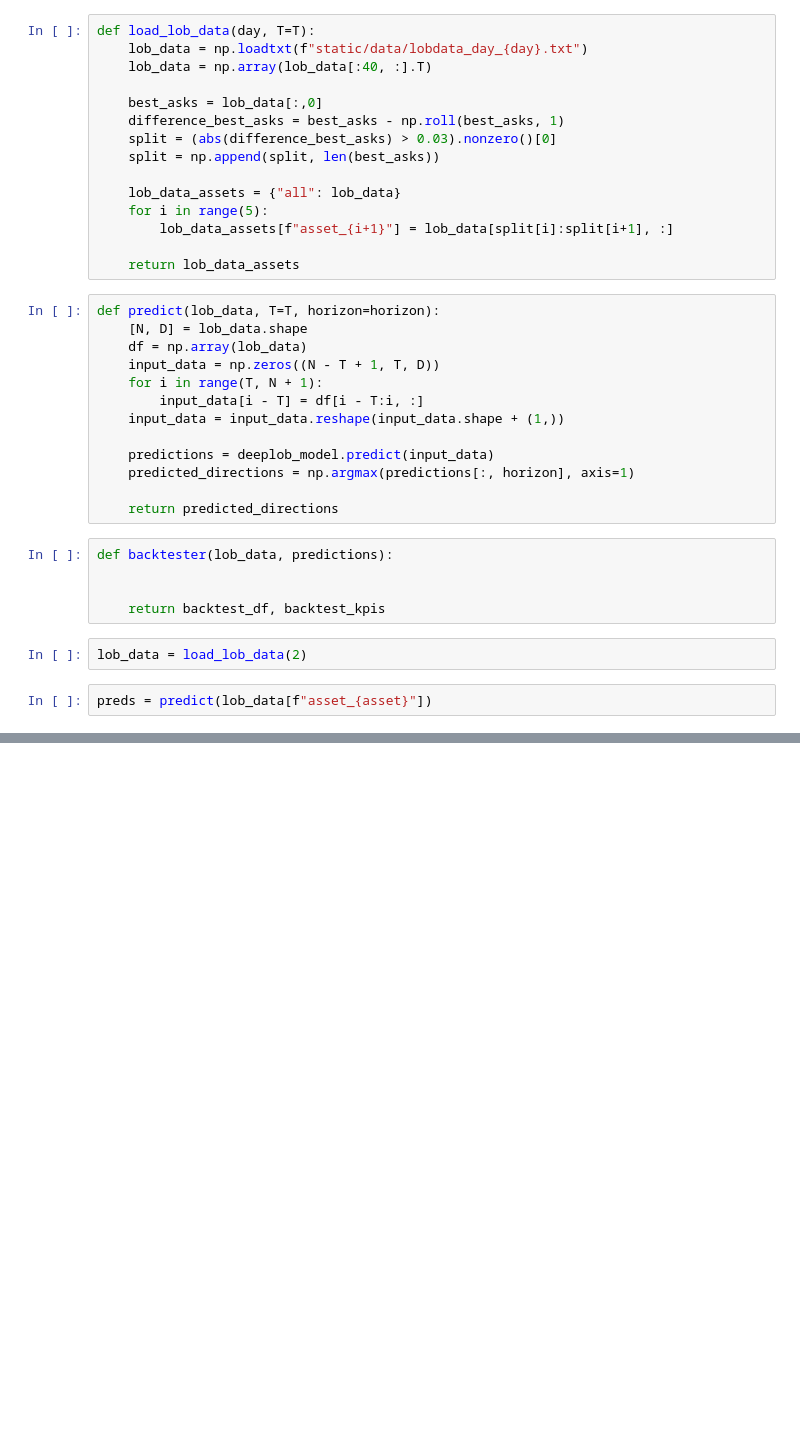
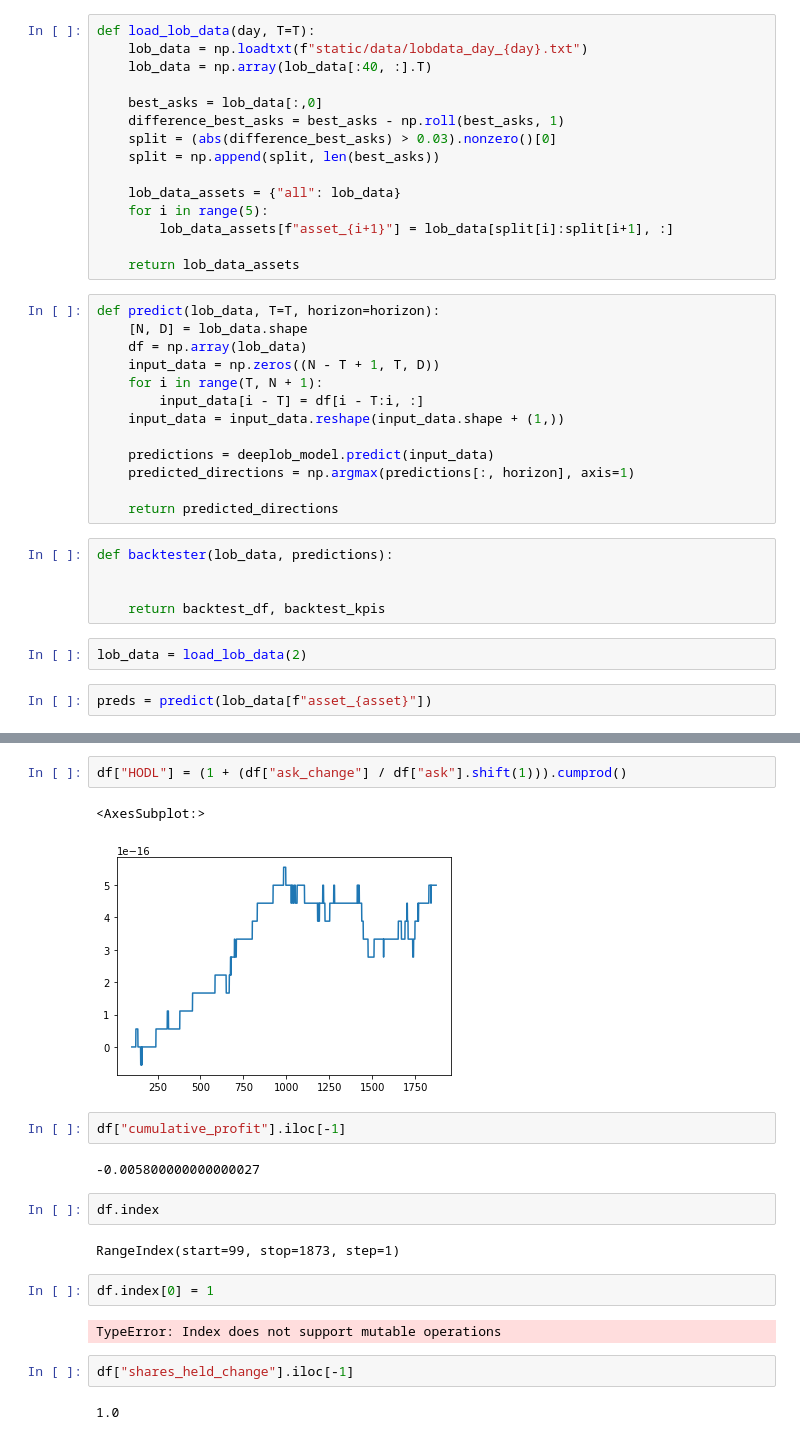
Before and after one commit to andras-s/DeepLOB-Trading_App, a Jupyter notebook: serving/development.ipynb, the cells around one changed output, grey strips where cells are left out. Saved outputs shown, nothing was run; the diff lists cells and outputs as text; blank space fills up the shorter version.

```diff
--- a/serving/development.ipynb
+++ b/serving/development.ipynb
@@ -103,0 +115,21 @@ df["ask"].plot()
+# %%
+df["HODL"] = (1 + (df["ask_change"] / df["ask"].shift(1))).cumprod()
+# %% [output]
+<AxesSubplot:>
+[figure, added]
+# %%
+df["cumulative_profit"].iloc[-1]
+# %% [output]
+-0.005800000000000027
+# %%
+df.index
+# %% [output]
+RangeIndex(start=99, stop=1873, step=1)
+# %%
+df.index[0] = 1
+# %% [output]
+TypeError: Index does not support mutable operations
+# %%
+df["shares_held_change"].iloc[-1]
+# %% [output]
+1.0
```
Also changed, not shown: parts of 2 cells of this notebook, 2 other files.
